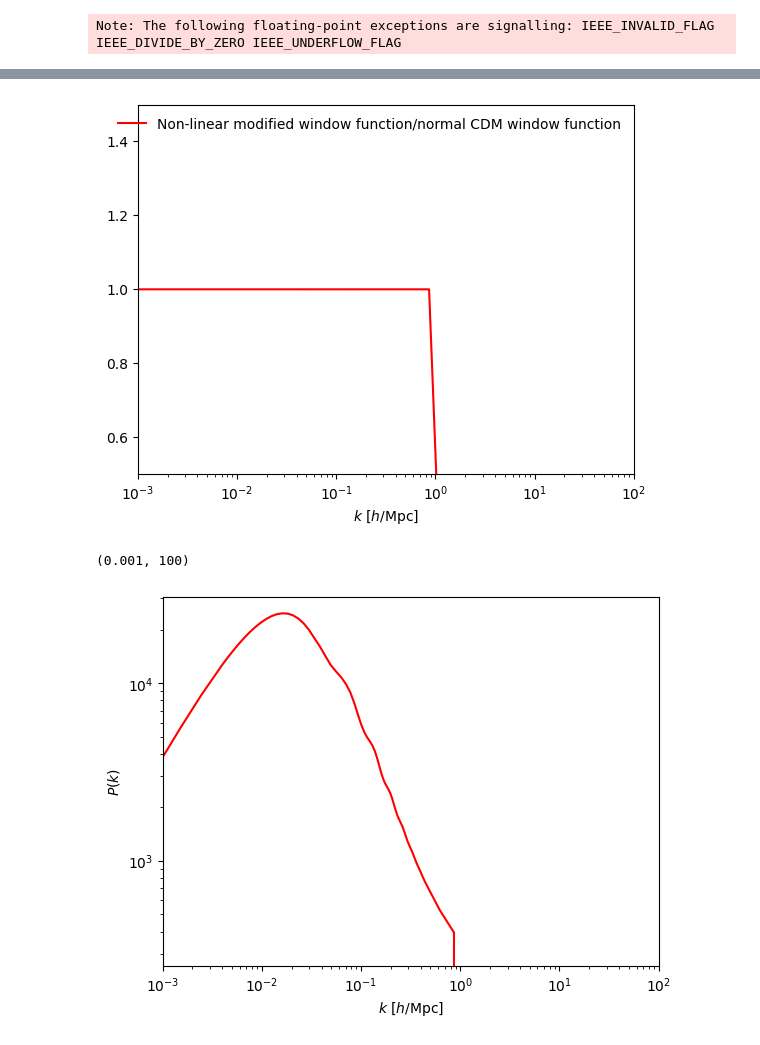
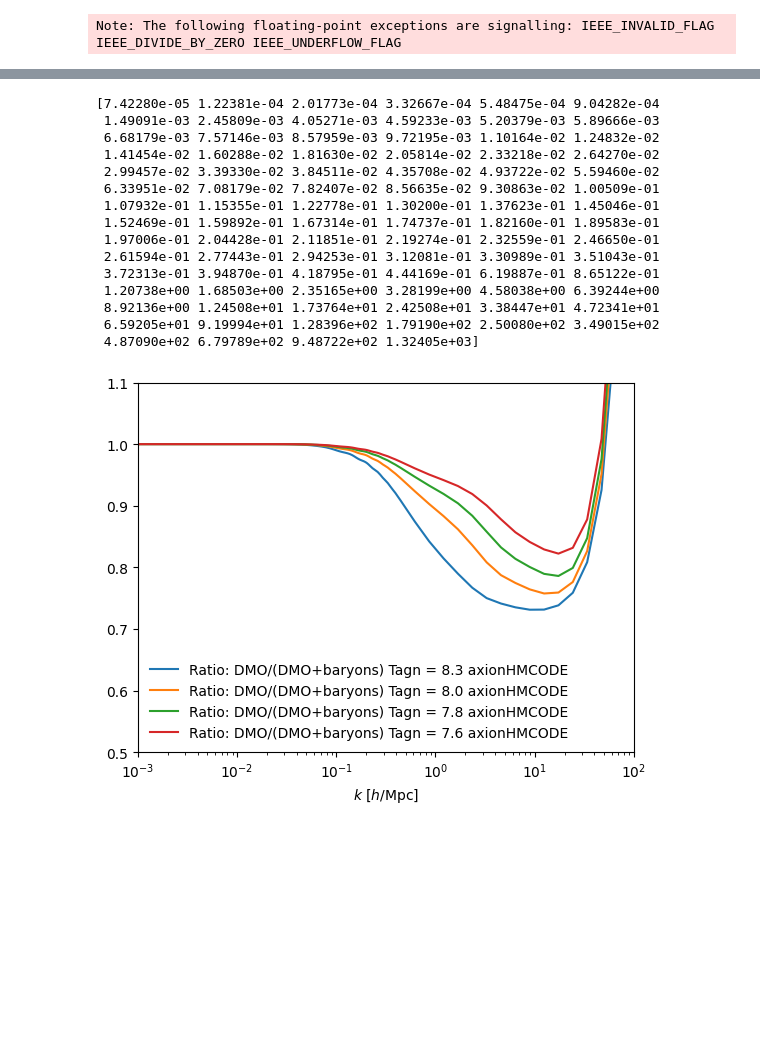
Before and after one commit to calvinprestonastro/axionHMcode_Tagn, a Jupyter notebook: example_baryons.ipynb, the cells around one changed output, grey strips where cells are left out. Saved outputs shown, nothing was run; the diff lists cells and outputs as text; code cells hidden in the pictures; blank space fills up the shorter version.

Commit message:
LCDM tagn working

```diff
--- a/example_baryons.ipynb
+++ b/example_baryons.ipynb
@@ -120,21 +114,28 @@ importlib.reload(baryons)
 # Caluclate non-linear power spectrum in LCDM cosmology both DM only and with baryons
 ################################################################################
 
-print('Caluclate non-linear power spectrum in LCDM cosmology with the halo model')
+#print('Caluclate non-linear power spectrum in LCDM cosmology with the halo model')
 PS_LCDM_matter_nonlin = PS_nonlin_cold.func_non_lin_PS_matter(M_arr, power_spec_dic_LCDM['k'], power_spec_dic_LCDM['power_total'], power_spec_interp_dic_LCDM['k'], power_spec_interp_dic_LCDM['cold'], cosmos_LCDM, hmcode_params_LCDM, cosmos_LCDM['Omega_m_0'], cosmos_LCDM['Omega_db_0'],  alpha = False, eta_given = False, one_halo_damping = True, two_halo_damping = False, Tagn=None)
 
-print('Caluclate non-linear power spectrum in LCDM cosmology with the halo model - now including baryons via Tagn parameter')
-T_agn = np.power(10, 7.6)
-PS_LCDM_matter_nonlin_baryons = PS_nonlin_cold.func_non_lin_PS_matter(M_arr, power_spec_dic_LCDM['k'], power_spec_dic_LCDM['power_total'], power_spec_interp_dic_LCDM['k'], power_spec_interp_dic_LCDM['cold'], cosmos_LCDM, hmcode_params_LCDM, cosmos_LCDM['Omega_m_0'], cosmos_LCDM['Omega_db_0'],  alpha = False, eta_given = False, one_halo_damping = True, two_halo_damping = False, Tagn=T_agn)
+#print('Caluclate non-linear power spectrum in LCDM cosmology with the halo model - now including baryons via Tagn parameter')
+T_agn_76 = 10**7.6
+T_agn_78 = 10**7.8
+T_agn_80 = 10**8
+T_agn_83 = 10**8.3
+
+PS_LCDM_matter_nonlin_baryons_76 = PS_nonlin_cold.func_non_lin_PS_matter(M_arr, power_spec_dic_LCDM['k'], power_spec_dic_LCDM['power_total'], power_spec_interp_dic_LCDM['k'], power_spec_interp_dic_LCDM['cold'], cosmos_LCDM, hmcode_params_LCDM, cosmos_LCDM['Omega_m_0'], cosmos_LCDM['Omega_db_0'],  alpha = False, eta_given = False, one_halo_damping = True, two_halo_damping = False, Tagn=T_agn_76)
+PS_LCDM_matter_nonlin_baryons_78 = PS_nonlin_cold.func_non_lin_PS_matter(M_arr, power_spec_dic_LCDM['k'], power_spec_dic_LCDM['power_total'], power_spec_interp_dic_LCDM['k'], power_spec_interp_dic_LCDM['cold'], cosmos_LCDM, hmcode_params_LCDM, cosmos_LCDM['Omega_m_0'], cosmos_LCDM['Omega_db_0'],  alpha = False, eta_given = False, one_halo_damping = True, two_halo_damping = False, Tagn=T_agn_78)
+PS_LCDM_matter_nonlin_baryons_80 = PS_nonlin_cold.func_non_lin_PS_matter(M_arr, power_spec_dic_LCDM['k'], power_spec_dic_LCDM['power_total'], power_spec_interp_dic_LCDM['k'], power_spec_interp_dic_LCDM['cold'], cosmos_LCDM, hmcode_params_LCDM, cosmos_LCDM['Omega_m_0'], cosmos_LCDM['Omega_db_0'],  alpha = False, eta_given = False, one_halo_damping = True, two_halo_damping = False, Tagn=T_agn_80)
+PS_LCDM_matter_nonlin_baryons_83 = PS_nonlin_cold.func_non_lin_PS_matter(M_arr, power_spec_dic_LCDM['k'], power_spec_dic_LCDM['power_total'], power_spec_interp_dic_LCDM['k'], power_spec_interp_dic_LCDM['cold'], cosmos_LCDM, hmcode_params_LCDM, cosmos_LCDM['Omega_m_0'], cosmos_LCDM['Omega_db_0'],  alpha = False, eta_given = False, one_halo_damping = True, two_halo_damping = False, Tagn=T_agn_83)
+
 ################################################################################
 # Save both power spectra in files
 ################################################################################
 
-
-print("Save the non-linear power spectra in a file in the folowing order:")
-print("k [h/Mpc], non-lin total matter PS in LCDM [(Mpc/h)^3] and non-lin total matter PS with baryons in LCDM [(Mpc/h)^3]")
+#print("Save the non-linear power spectra in a file in the folowing order:")
+#print("k [h/Mpc], non-lin total matter PS in LCDM [(Mpc/h)^3] and non-lin total matter PS with baryons in LCDM [(Mpc/h)^3]")
 data_ax = np.column_stack([power_spec_dic_LCDM['k'], PS_LCDM_matter_nonlin[0], PS_LCDM_matter_nonlin_baryons[0]] )
 
-datafile_path = "output/nonlin_PS_CDMO_CDMBARYONS.txt" #change path if you want
-np.savetxt(datafile_path , data_ax)
+#datafile_path = "output/nonlin_PS_CDMO_CDMBARYONS.txt" #change path if you want
+#np.savetxt(datafile_path , data_ax)
 # %% [output]
@@ -150,26 +267,34 @@ k [h/Mpc], non-lin total matter PS in LCDM [(Mpc/h)^3] and non-lin total matter
 # %%
-plt.plot(power_spec_dic_LCDM['k'], PS_LCDM_matter_nonlin_baryons[0]/PS_LCDM_matter_nonlin[0], label='Non-linear modified window function/normal CDM window function', color='r')
-#plt.plot(power_spec_dic_LCDM['k'], PS_LCDM_matter_nonlin[0], label='Non-linear CDMO', color='blue')
 
-#print( PS_LCDM_matter_nonlin_baryons[0]/PS_LCDM_matter_nonlin[0])
+plt.plot(power_spec_dic_LCDM['k'], PS_LCDM_matter_nonlin_baryons_83[0]/PS_LCDM_matter_nonlin[0], label='Ratio: DMO/(DMO+baryons) Tagn = 8.3 axionHMCODE')
+plt.plot(power_spec_dic_LCDM['k'], PS_LCDM_matter_nonlin_baryons_80[0]/PS_LCDM_matter_nonlin[0], label='Ratio: DMO/(DMO+baryons) Tagn = 8.0 axionHMCODE')
+plt.plot(power_spec_dic_LCDM['k'], PS_LCDM_matter_nonlin_baryons_78[0]/PS_LCDM_matter_nonlin[0], label='Ratio: DMO/(DMO+baryons) Tagn = 7.8 axionHMCODE')
+plt.plot(power_spec_dic_LCDM['k'], PS_LCDM_matter_nonlin_baryons_76[0]/PS_LCDM_matter_nonlin[0], label='Ratio: DMO/(DMO+baryons) Tagn = 7.6 axionHMCODE')
+
+print(power_spec_dic_LCDM['k'])
+#plt.plot(k,Pk_feedback_80[3]/Pk_gravity[3],label='Ratio: DMO/(DMO+baryons) HMCODE2020',color='green')
+
 plt.xscale('log')
-#plt.yscale('log')
 plt.legend(frameon=False)
-plt.ylim([0.5,1.5])
 plt.xlim([10**(-3),100])
+plt.ylim(0.5,1.1)
 plt.xlabel(r'$k~[h/\mathrm{Mpc}]$')
-plt.savefig('ratio_trial.pdf')
+plt.savefig('axionsLCDM_Tagn.pdf')
 plt.show()
 # %% [output]
+[7.42280e-05 1.22381e-04 2.01773e-04 3.32667e-04 5.48475e-04 9.04282e-04
+ 1.49091e-03 2.45809e-03 4.05271e-03 4.59233e-03 5.20379e-03 5.89666e-03
+ 6.68179e-03 7.57146e-03 8.57959e-03 9.72195e-03 1.10164e-02 1.24832e-02
+ 1.41454e-02 1.60288e-02 1.81630e-02 2.05814e-02 2.33218e-02 2.64270e-02
+ 2.99457e-02 3.39330e-02 3.84511e-02 4.35708e-02 4.93722e-02 5.59460e-02
+ 6.33951e-02 7.08179e-02 7.82407e-02 8.56635e-02 9.30863e-02 1.00509e-01
+ 1.07932e-01 1.15355e-01 1.22778e-01 1.30200e-01 1.37623e-01 1.45046e-01
+ 1.52469e-01 1.59892e-01 1.67314e-01 1.74737e-01 1.82160e-01 1.89583e-01
+ 1.97006e-01 2.04428e-01 2.11851e-01 2.19274e-01 2.32559e-01 2.46650e-01
+ 2.61594e-01 2.77443e-01 2.94253e-01 3.12081e-01 3.30989e-01 3.51043e-01
+ 3.72313e-01 3.94870e-01 4.18795e-01 4.44169e-01 6.19887e-01 8.65122e-01
+ 1.20738e+00 1.68503e+00 2.35165e+00 3.28199e+00 4.58038e+00 6.39244e+00
+ 8.92136e+00 1.24508e+01 1.73764e+01 2.42508e+01 3.38447e+01 4.72341e+01
+ 6.59205e+01 9.19994e+01 1.28396e+02 1.79190e+02 2.50080e+02 3.49015e+02
+ 4.87090e+02 6.79789e+02 9.48722e+02 1.32405e+03]
-[figure, old version]
+[figure, new version]
-# %%
-plt.plot(power_spec_dic_LCDM['k'], PS_LCDM_matter_nonlin_baryons[0], label='non-linear ratio baryons', color='r')
-plt.xscale('log')
-plt.yscale('log')
-plt.xlabel(r'$k~[h/\mathrm{Mpc}]$')
-plt.ylabel(r'$P(k)$')
-
-plt.xlim([10**(-3),100])
-# %% [output]
-(0.001, 100)
-[figure, removed]
```
Also changed, not shown: parts of 4 cells of this notebook, 13 other files.
